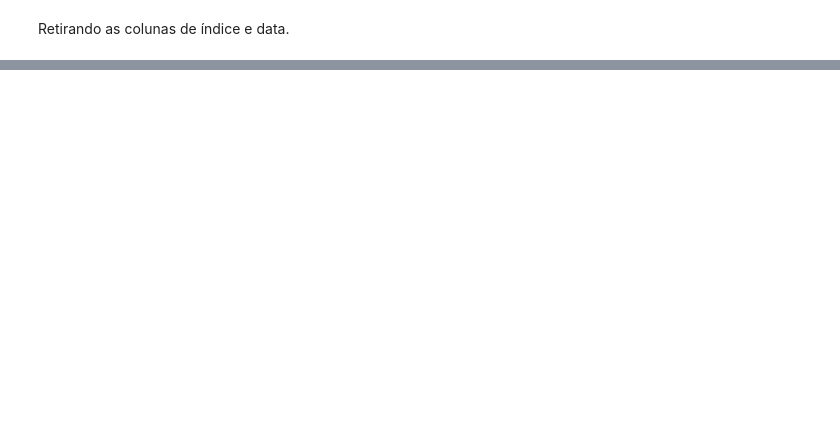
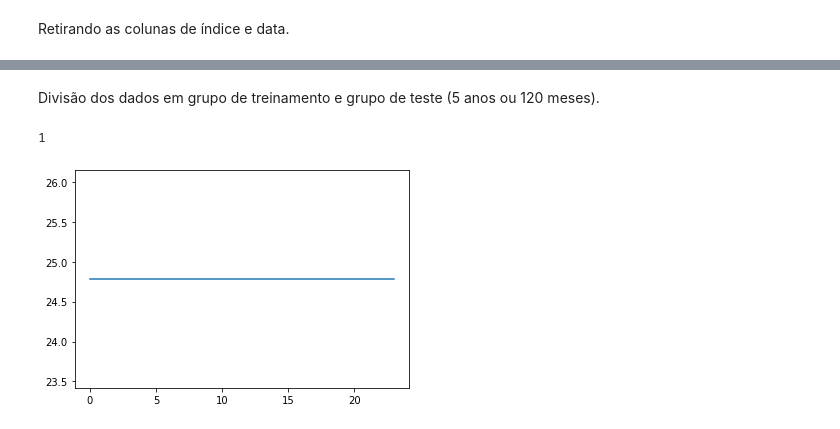
Before and after one commit to arlindots/maclea, a Jupyter notebook: efc1.ipynb, the cells around one changed output, grey strips where cells are left out. Drawn from its saved outputs; the diff is of its cells as text; code cells hidden in the pictures; blank space fills up the shorter version.

Commit message:
Regressão linear funcionando mas kfold ainda não

```diff
--- a/efc1.ipynb
+++ b/efc1.ipynb
@@ -32,4 +34,5 @@ manchas.shape
 # %% [markdown]
 Retirando as colunas de índice e data.
 # %%
-manchas = np.delete(manchas,np.s_[0:1],axis=1)
+manchas = np.delete(manchas,np.s_[0:2],axis=1)
+manchas = np.delete(manchas,0,axis=0)
@@ -55,0 +63,5 @@ sys.executable
+# %%
+XL = X[:,:K]
+XL = XL[::-1]
+XL = XL[:-K]
+XL
@@ -55,0 +76,39 @@ sys.executable
+# %% [markdown]
+Divisão dos dados em grupo de treinamento e grupo de teste (5 anos ou 120 meses).
+# %%
+Xtest = XL[-120:,:]
+ytest = y[-120:,:]
+Xtrain = XL[:-120,:]
+ytrain = y[:-120,:]
+# %%
+def rmse(predictions, targets):
+    return np.sqrt(np.mean((predictions-targets)**2))
+# %%
+n_splits_kfold = 4
+k_max = 24
+kf = KFold(n_splits = n_splits_kfold)
+
+rmse_vec = np.zeros(k_max)
+for k in range(k_max):
+    Xtrain_kfold = Xtrain[:,:(k + 1)]
+
+    rmse_acc = 0
+
+    for train_index, test_index in kf.split(Xtrain_kfold):
+        #print("TRAIN:", train_index, "TEST:", test_index)
+        X_train_kfold, X_test_kfold = Xtrain[train_index], Xtrain[test_index]
+        y_train_kfold, y_test_kfold = ytrain[train_index], ytrain[test_index]
+
+        reg = LinearRegression(fit_intercept=True).fit(X_train_kfold, y_train_kfold)
+        ypred_kfold = reg.predict(X_test_kfold)
+        rmse_acc += rmse(y_test_kfold, ypred_kfold)
+
+    rmse_vec[k] = rmse_acc/4
+
+plt.plot(rmse_vec)
+
+best_k = rmse_vec.argmin() + 1
+best_k
+# %% [output]
+1
+[figure, added]
```
Also changed, not shown: parts of 16 cells of this notebook, 1 other file.
